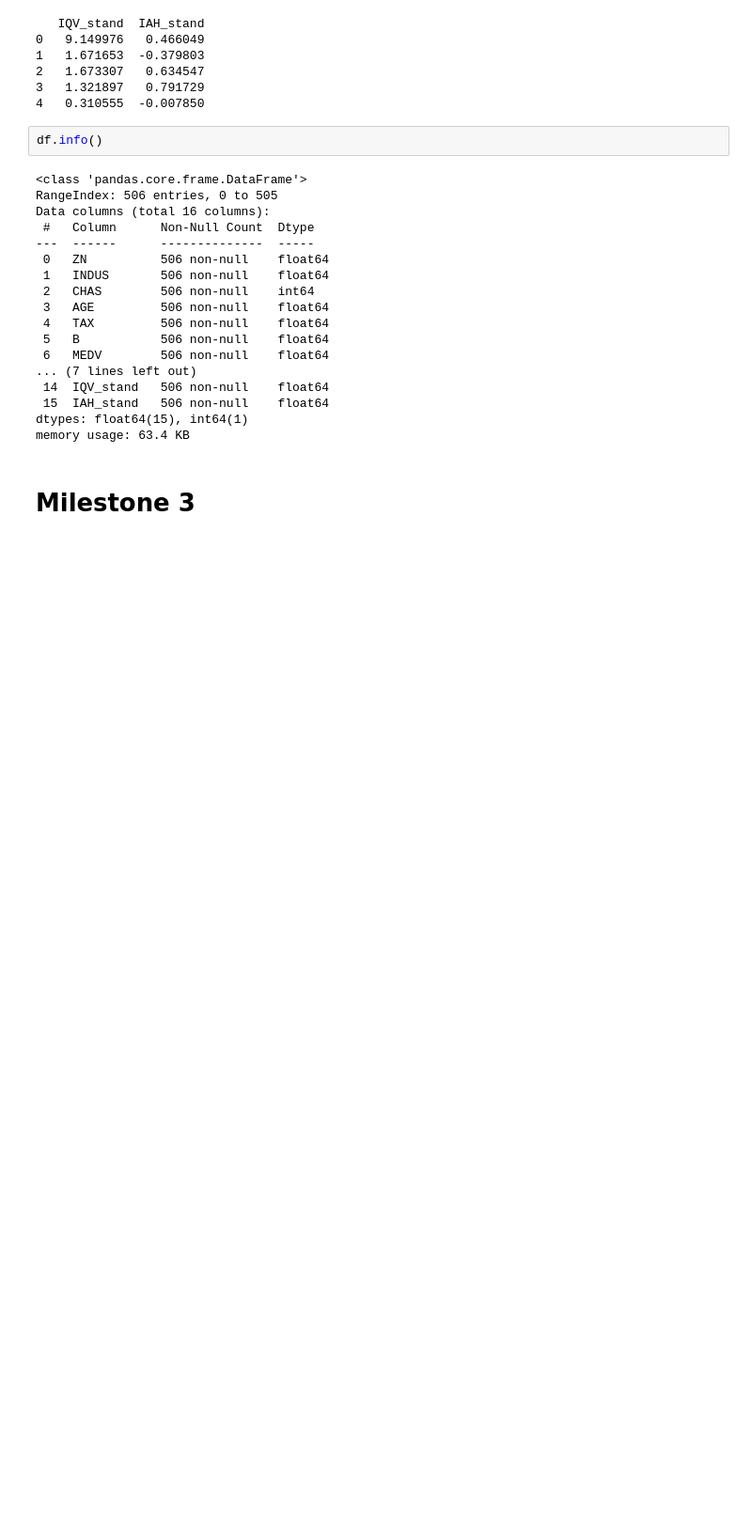
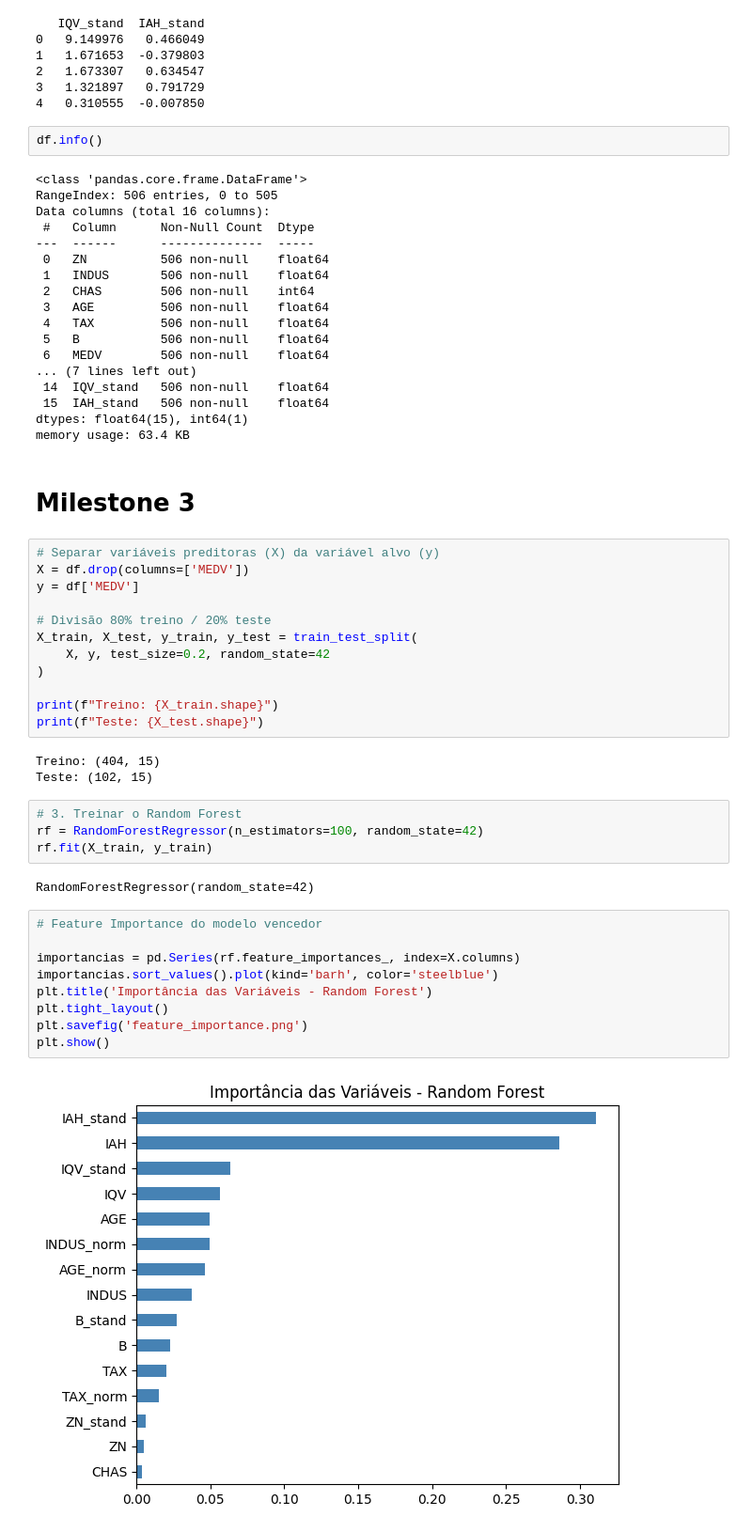
Before and after one commit to NatachaZhang/projeto-cdg-grupo7, a Jupyter notebook: notebooks/2.0_modelacao_treino.ipynb, the cells around one changed output. Shown at 94% size. Cells and saved outputs as stored; diff of their text form; blank space fills up the shorter version.

Commit message:
Kaggle Notebook | 2.0_modelação_treino | Treino e teste

```diff
--- a/notebooks/2.0_modelacao_treino.ipynb
+++ b/notebooks/2.0_modelacao_treino.ipynb
@@ -178,3 +180,35 @@ dtypes: float64(15), int64(1)
 memory usage: 63.4 KB
 # %% [markdown]
 # Milestone 3
+# %%
+# Separar variáveis preditoras (X) da variável alvo (y)
+X = df.drop(columns=['MEDV'])
+y = df['MEDV']
+
+# Divisão 80% treino / 20% teste
+X_train, X_test, y_train, y_test = train_test_split(
+    X, y, test_size=0.2, random_state=42
+)
+
+print(f"Treino: {X_train.shape}")
+print(f"Teste: {X_test.shape}")
+# %% [output]
+Treino: (404, 15)
+Teste: (102, 15)
+# %%
+# 3. Treinar o Random Forest
+rf = RandomForestRegressor(n_estimators=100, random_state=42)
+rf.fit(X_train, y_train)
+# %% [output]
+RandomForestRegressor(random_state=42)
+# %%
+# Feature Importance do modelo vencedor
+
+importancias = pd.Series(rf.feature_importances_, index=X.columns)
+importancias.sort_values().plot(kind='barh', color='steelblue')
+plt.title('Importância das Variáveis - Random Forest')
+plt.tight_layout()
+plt.savefig('feature_importance.png')
+plt.show()
+# %% [output]
+[figure, added]
```
Also changed, not shown: parts of 2 cells of this notebook.
